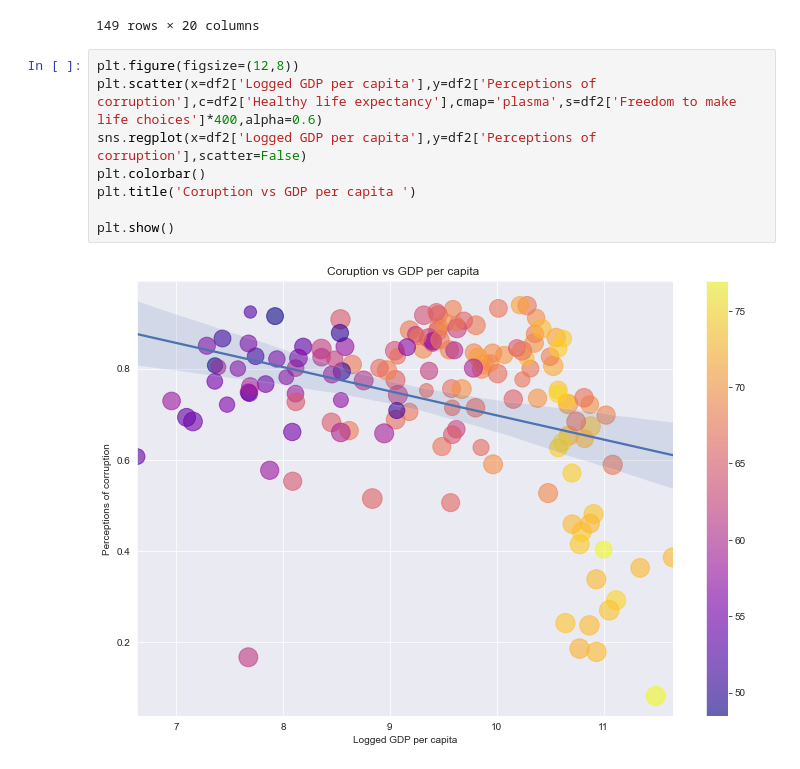
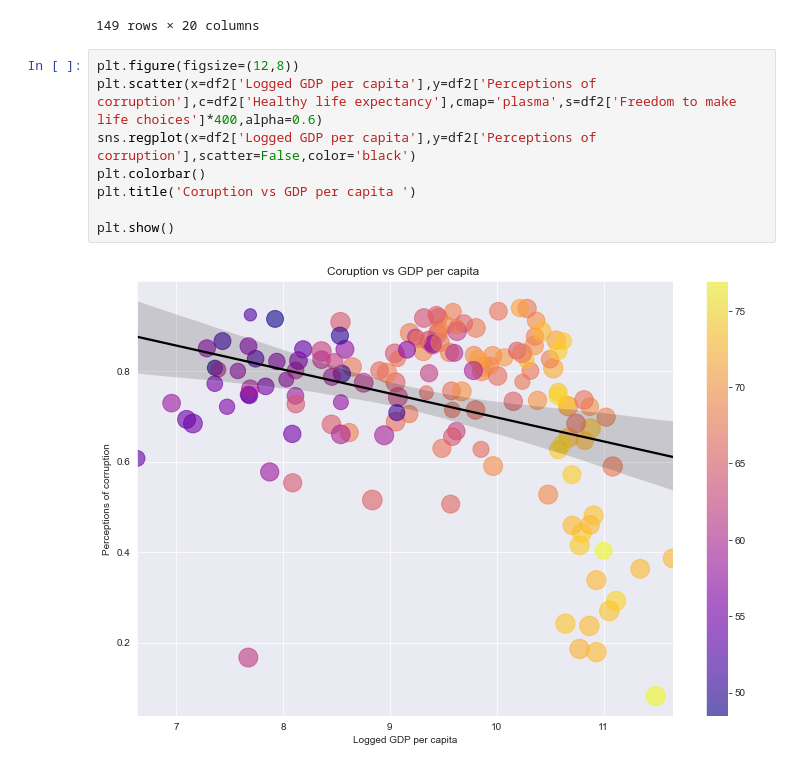
Before and after one commit to abdul-local/Datascience, a Jupyter notebook: Jawaban Quis pertemuan Ming 3/Jawaban Quis pertemuan Ming 3.ipynb, the cells around one changed output. Saved outputs shown, nothing was run; the diff lists cells and outputs as text.

```diff
--- a/Jawaban Quis pertemuan Ming 3/Jawaban Quis pertemuan Ming 3.ipynb
+++ b/Jawaban Quis pertemuan Ming 3/Jawaban Quis pertemuan Ming 3.ipynb
@@ -180,10 +180,10 @@ df2
 # %%
 plt.figure(figsize=(12,8))
 plt.scatter(x=df2['Logged GDP per capita'],y=df2['Perceptions of corruption'],c=df2['Healthy life expectancy'],cmap='plasma',s=df2['Freedom to make life choices']*400,alpha=0.6)
-sns.regplot(x=df2['Logged GDP per capita'],y=df2['Perceptions of corruption'],scatter=False)
+sns.regplot(x=df2['Logged GDP per capita'],y=df2['Perceptions of corruption'],scatter=False,color='black')
 plt.colorbar()
 plt.title('Coruption vs GDP per capita ')
 
 plt.show()
 # %% [output]
-[figure, old version]
+[figure, new version]
```
